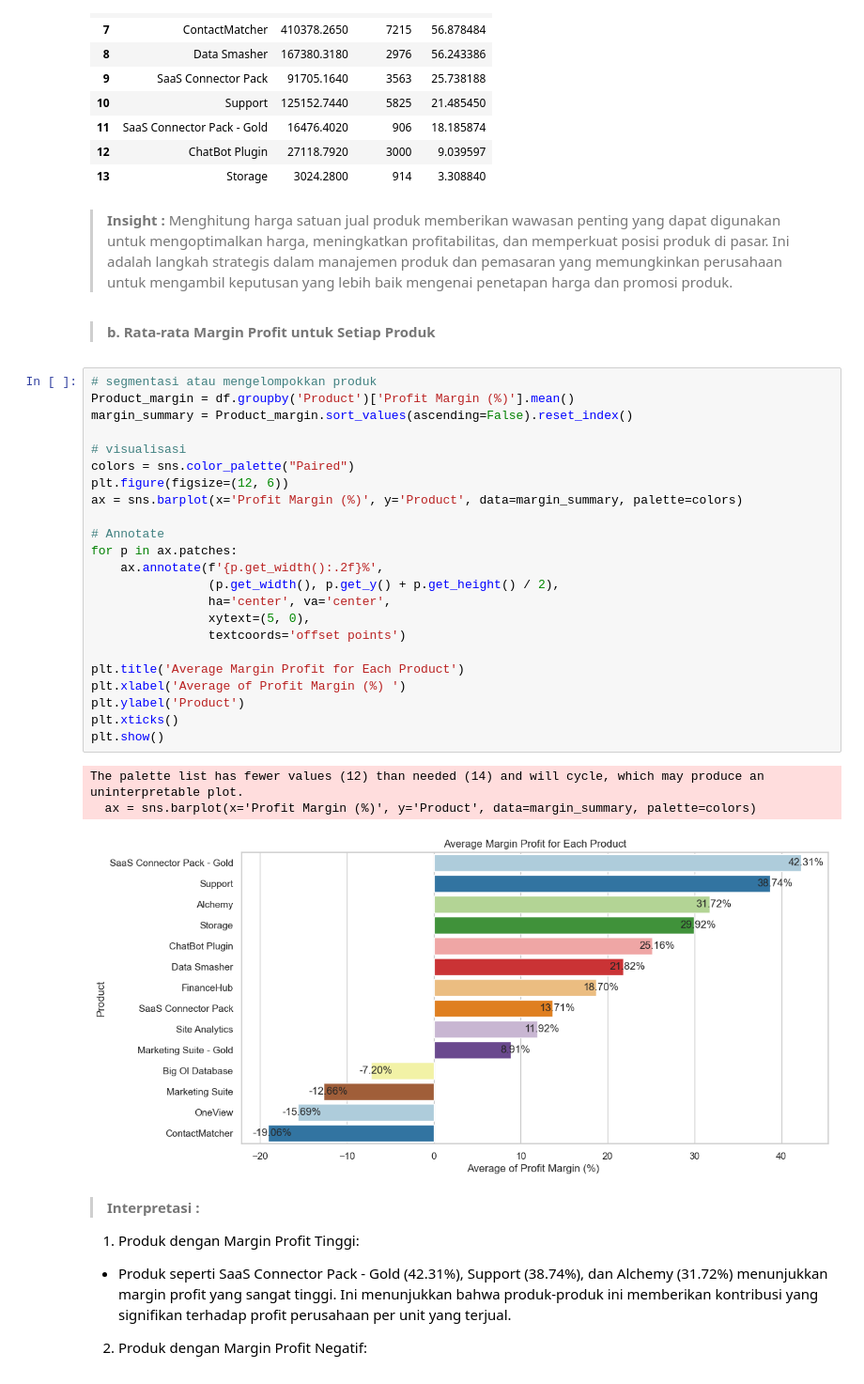
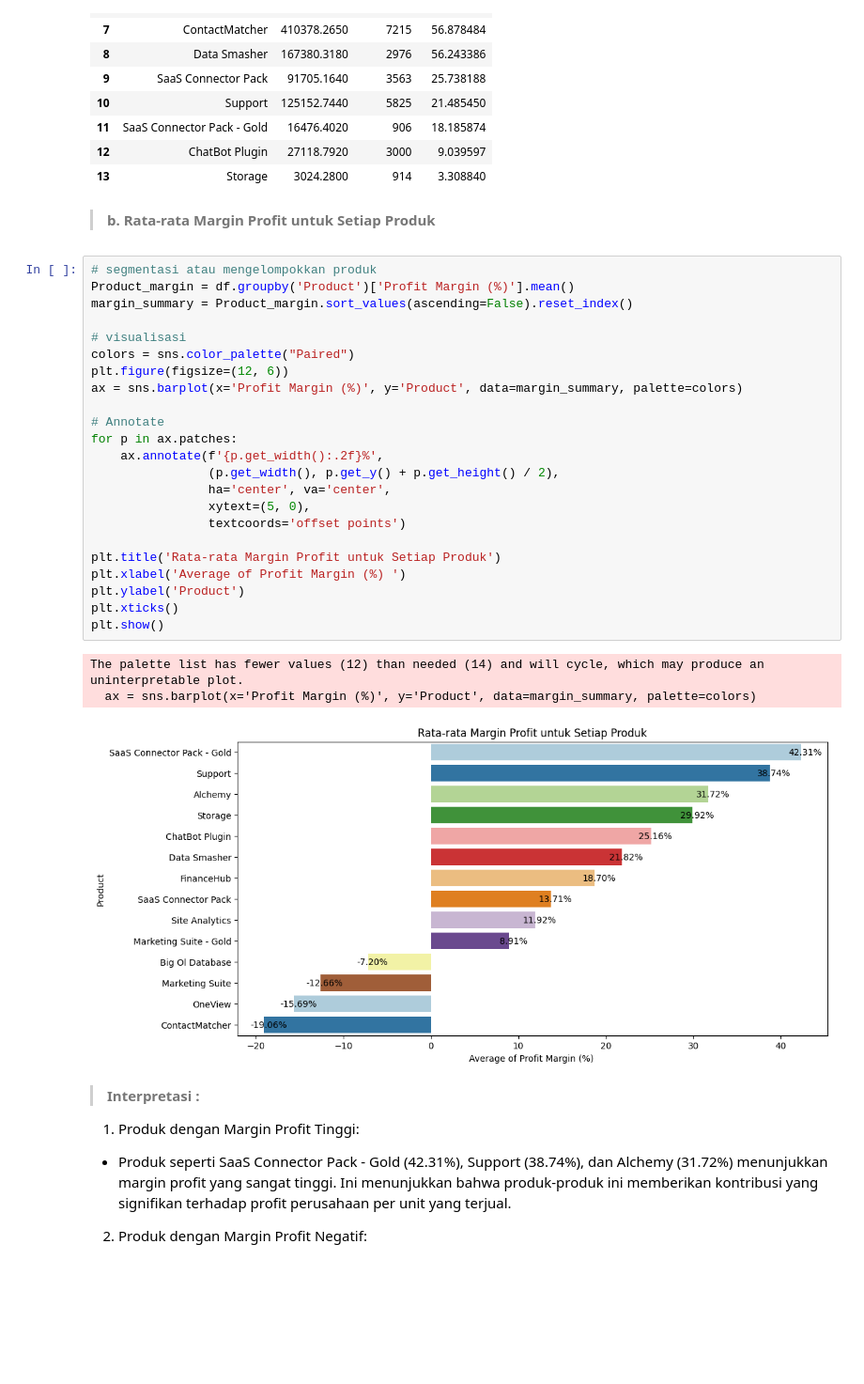
Before and after one commit to MRahmatHS/Capstone2_JCDS2504, a Jupyter notebook: Capstone II project Rahmat.ipynb, the cells around one changed output. Shown at 94% size. Cells and saved outputs as stored; diff of their text form; blank space fills up the shorter version.

```diff
--- a/Capstone II project Rahmat.ipynb
+++ b/Capstone II project Rahmat.ipynb
@@ -705,37 +694,35 @@ product_sales
 | 11 | SaaS Connector Pack - Gold | 16476.4020 | 906 | 18.185874 |
 | 12 | ChatBot Plugin | 27118.7920 | 3000 | 9.039597 |
 | 13 | Storage | 3024.2800 | 914 | 3.308840 |
-# %% [markdown]
-> **Insight :** Menghitung harga satuan jual produk memberikan wawasan penting yang dapat digunakan untuk mengoptimalkan harga, meningkatkan profitabilitas, dan memperkuat posisi produk di pasar. Ini adalah langkah strategis dalam manajemen produk dan pemasaran yang memungkinkan perusahaan untuk mengambil keputusan yang lebih baik mengenai penetapan harga dan promosi produk.
 # %% [markdown]
 > **b. Rata-rata Margin Profit untuk Setiap Produk**
 # %%
 # segmentasi atau mengelompokkan produk
 Product_margin = df.groupby('Product')['Profit Margin (%)'].mean()
 margin_summary = Product_margin.sort_values(ascending=False).reset_index()
 
 # visualisasi
 colors = sns.color_palette("Paired")
 plt.figure(figsize=(12, 6))
 ax = sns.barplot(x='Profit Margin (%)', y='Product', data=margin_summary, palette=colors)
 
 # Annotate
 for p in ax.patches:
     ax.annotate(f'{p.get_width():.2f}%',
                 (p.get_width(), p.get_y() + p.get_height() / 2),
                 ha='center', va='center',
                 xytext=(5, 0),
                 textcoords='offset points')
 
-plt.title('Average Margin Profit for Each Product')
+plt.title('Rata-rata Margin Profit untuk Setiap Produk')
 plt.xlabel('Average of Profit Margin (%) ')
 plt.ylabel('Product')
 plt.xticks()
 plt.show()
 # %% [output]
 The palette list has fewer values (12) than needed (14) and will cycle, which may produce an uninterpretable plot.
   ax = sns.barplot(x='Profit Margin (%)', y='Product', data=margin_summary, palette=colors)
-[figure, old version]
+[figure, new version]
 # %% [markdown]
 > **Interpretasi :**
 1. Produk dengan Margin Profit Tinggi:
```
Also changed, not shown: parts of 27 cells of this notebook, 1 other file.
